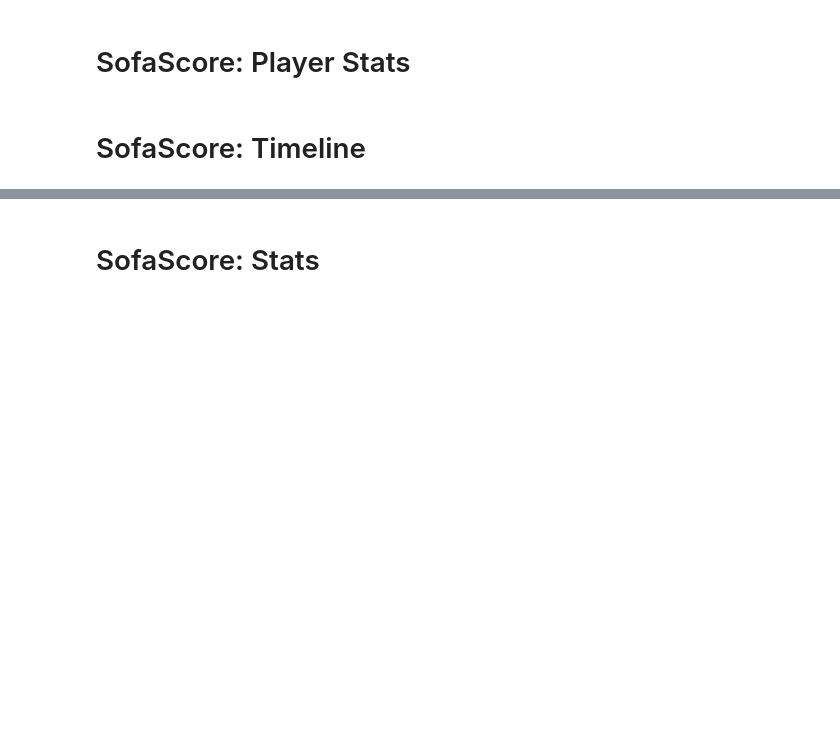
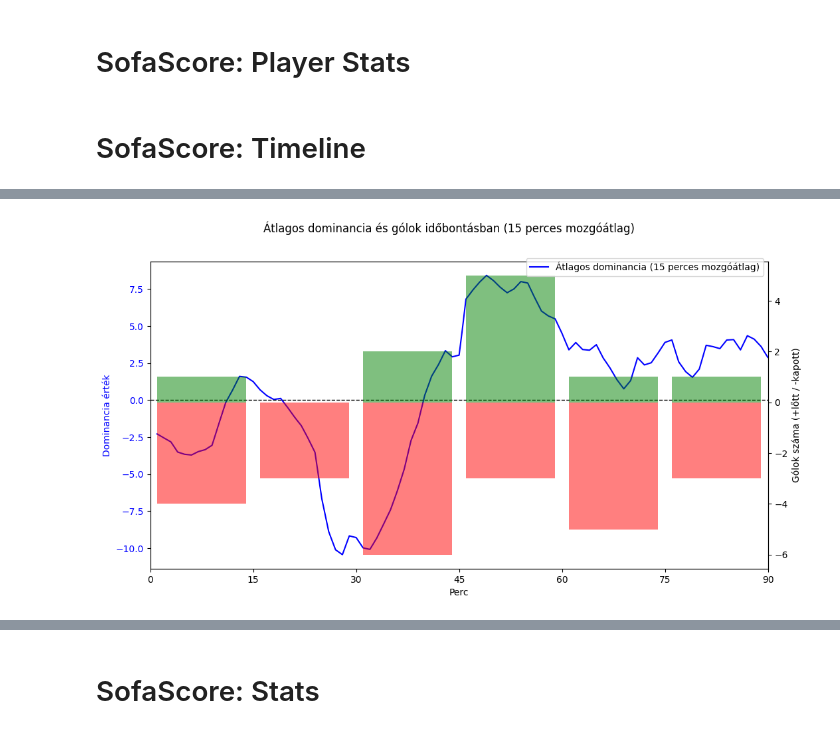
Before and after one commit to Admex666/TSDP, a Jupyter notebook: HUN-ARM/main.ipynb, the cells around one changed output, grey strips where cells are left out. Saved outputs shown, nothing was run; the diff lists cells and outputs as text; code cells hidden in the pictures; blank space fills up the shorter version.

```diff
--- a/HUN-ARM/main.ipynb
+++ b/HUN-ARM/main.ipynb
@@ -3601 +3773,56 @@ print(f"\nKorreláció a rangsorbeli különbség és a dominancia között: {co
+# %%
+import matplotlib.pyplot as plt
+import numpy as np
+
+# 1. 15 perces mozgóátlag az összes meccs átlagos dominanciájára
+avg_tline = all_tlines.groupby("minute")["value_arm"].mean().reset_index()
+avg_tline["ma15"] = avg_tline["value_arm"].rolling(window=15, center=True, min_periods=1).mean()
+
+# 2. Gólok hozzárendelése (ARM lőtte vagy kapta)
+def is_arm_goal(row):
+    home_team = row["game_name"].split("-")[0] == "ARM"
+    return (row["isHome"] and home_team) or ((not row["isHome"]) and (not home_team))
+
+all_goals = all_shots[all_shots["shotType"]=="goal"].copy()
+all_goals["is_arm_goal"] = all_goals.apply(is_arm_goal, axis=1)
+
+# 3. 15 perces periódus hozzárendelése
+def minute_bin(t):
+    return (t // 15) * 15
+
+all_goals["time_bin"] = all_goals["time"].apply(minute_bin)
+
+goal_counts = all_goals.groupby(["time_bin","is_arm_goal"]).size().unstack(fill_value=0)
+goal_counts = goal_counts.rename(columns={True:"Lőtt gól", False:"Kapott gól"}).reset_index()
+
+# 4. Plot: átlagos dominancia + gólok barplot
+fig, ax1 = plt.subplots(figsize=(12,6))
+
+# Dominancia vonal
+ax1.plot(avg_tline["minute"], avg_tline["ma15"], color="blue", label="Átlagos dominancia (15 perces mozgóátlag)")
+ax1.axhline(0, color="black", linestyle="--", linewidth=1)
+ax1.set_xlabel("Perc")
+ax1.set_ylabel("Dominancia érték", color="blue")
+ax1.tick_params(axis="y", labelcolor="blue")
+
+goal_counts["bin_center"] = goal_counts["time_bin"] + 7.5  # 0–15 -> 7.5, 15–30 -> 22.5, stb.
+
+# Másodlagos tengely: gólok
+ax2 = ax1.twinx()
+bar_width = 13
+ax2.bar(goal_counts["bin_center"], goal_counts["Lőtt gól"], width=bar_width, color="green", alpha=0.5)
+ax2.bar(goal_counts["bin_center"], -goal_counts["Kapott gól"], width=bar_width, color="red", alpha=0.5)
+ax2.set_ylabel("Gólok száma (+lőtt / -kapott)", color="black")
+
+# X tengely tickek
+ax1.set_xticks(np.arange(0, 91, 15))
+ax1.set_xlim(0, 90)
+
+# Cím és jelmagyarázat
+fig.suptitle("Átlagos dominancia és gólok időbontásban (15 perces mozgóátlag)")
+fig.legend(loc="upper right", bbox_to_anchor=(0.9, 0.9))
+
+plt.show()
+# %% [output]
+[figure, added]
 # %%
```
Also changed, not shown: parts of 16 cells of this notebook, 2 other files.
